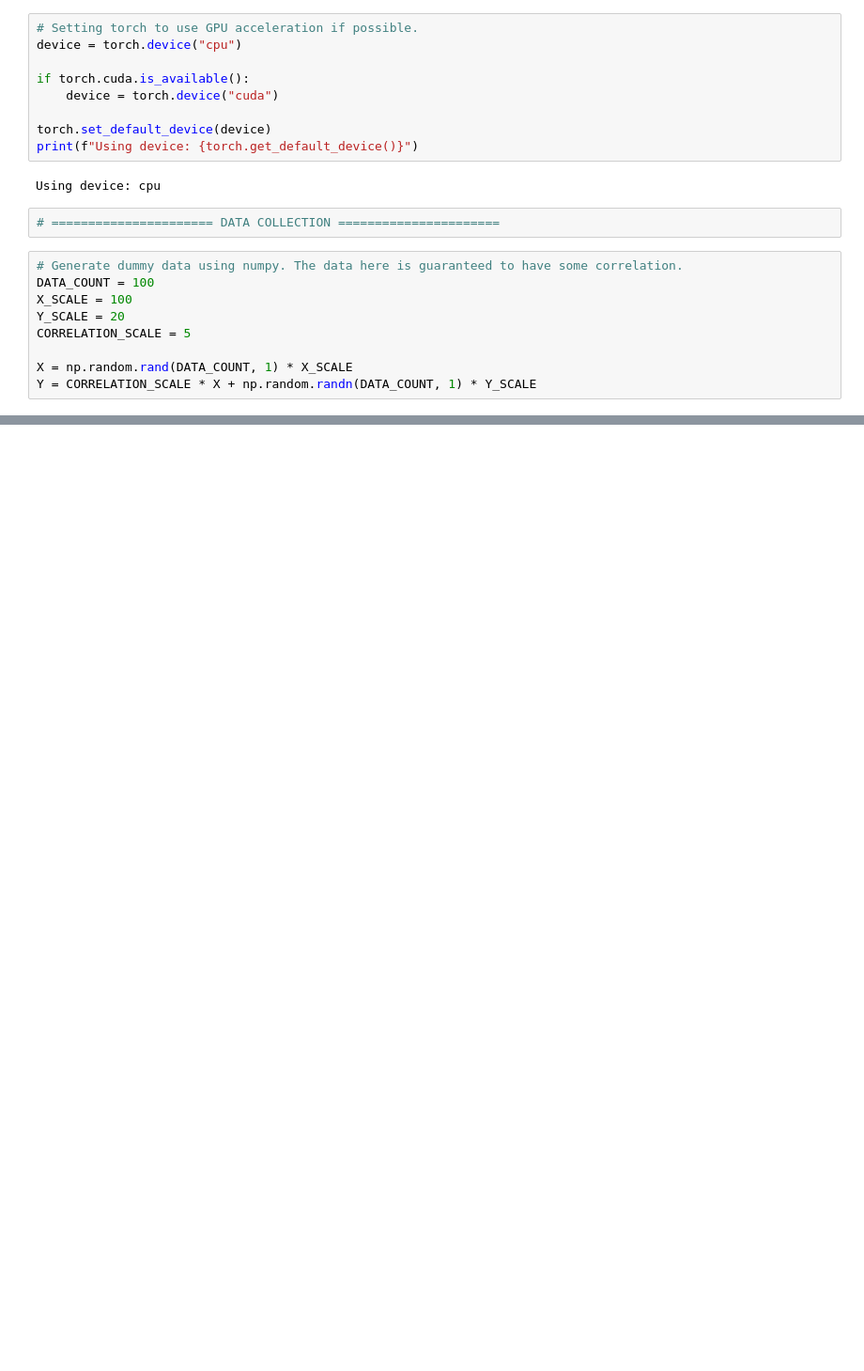
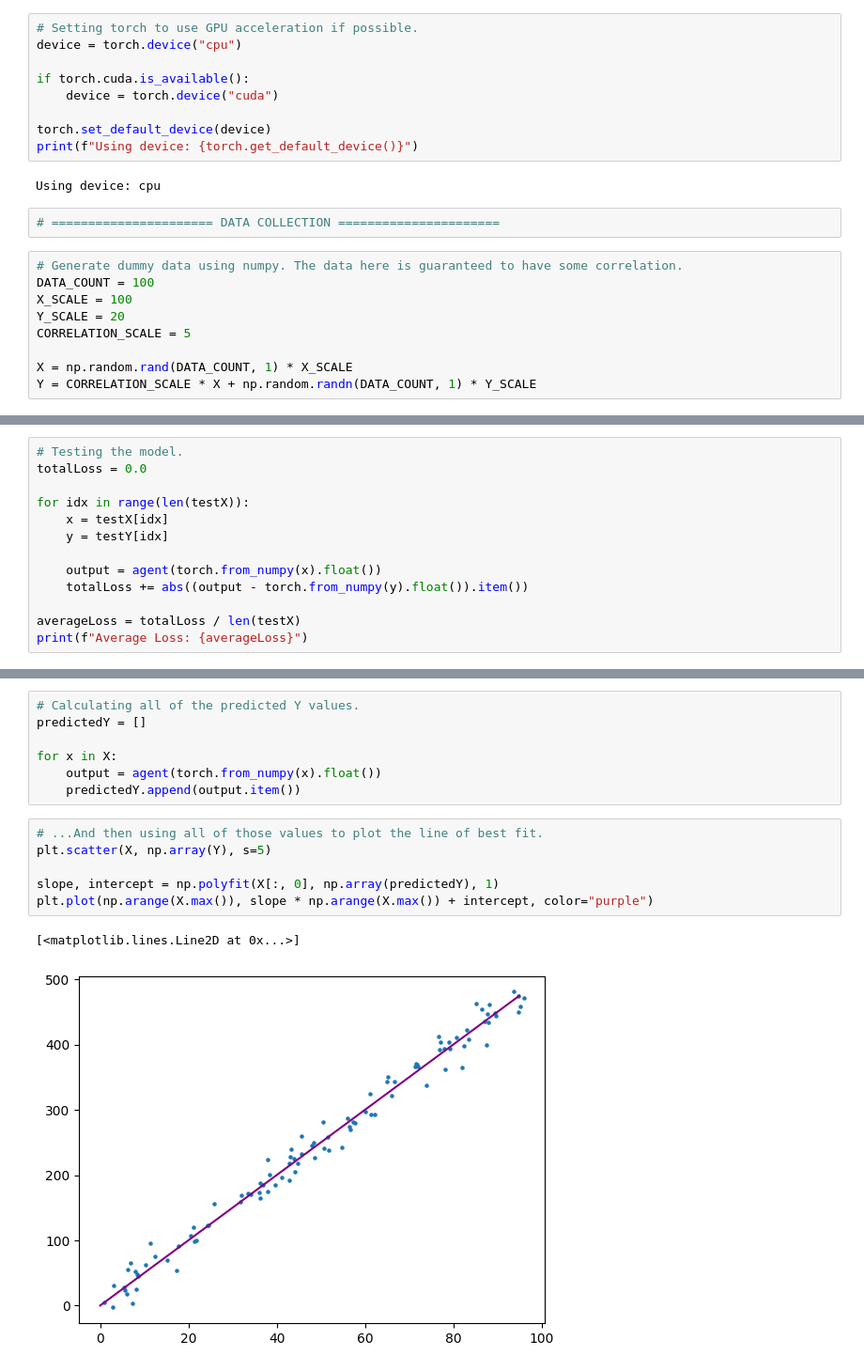
Before and after one commit to Alex-Nair/ml-algorithms, a Jupyter notebook: Base Models - Regression Models/Linear Regression.ipynb, the cells around one changed output, grey strips where cells are left out. Shown at 94% size. Cells and saved outputs as stored; diff of their text form; blank space fills up the shorter version.

```diff
--- a/Base Models - Regression Models/Linear Regression.ipynb
+++ b/Base Models - Regression Models/Linear Regression.ipynb
@@ -36,0 +126,13 @@ more realistic example.
+# %%
+# Testing the model.
+totalLoss = 0.0
+
+for idx in range(len(testX)):
+    x = testX[idx]
+    y = testY[idx]
+
+    output = agent(torch.from_numpy(x).float())
+    totalLoss += abs((output - torch.from_numpy(y).float()).item())
+
+averageLoss = totalLoss / len(testX)
+print(f"Average Loss: {averageLoss}")
@@ -36,0 +141,16 @@ more realistic example.
+# %%
+# Calculating all of the predicted Y values.
+predictedY = []
+
+for x in X:
+    output = agent(torch.from_numpy(x).float())
+    predictedY.append(output.item())
+# %%
+# ...And then using all of those values to plot the line of best fit.
+plt.scatter(X, np.array(Y), s=5)
+
+slope, intercept = np.polyfit(X[:, 0], np.array(predictedY), 1)
+plt.plot(np.arange(X.max()), slope * np.arange(X.max()) + intercept, color="purple")
+# %% [output]
+[<matplotlib.lines.Line2D at 0x...>]
+[figure, added]
```
Also changed, not shown: parts of 10 cells of this notebook.
